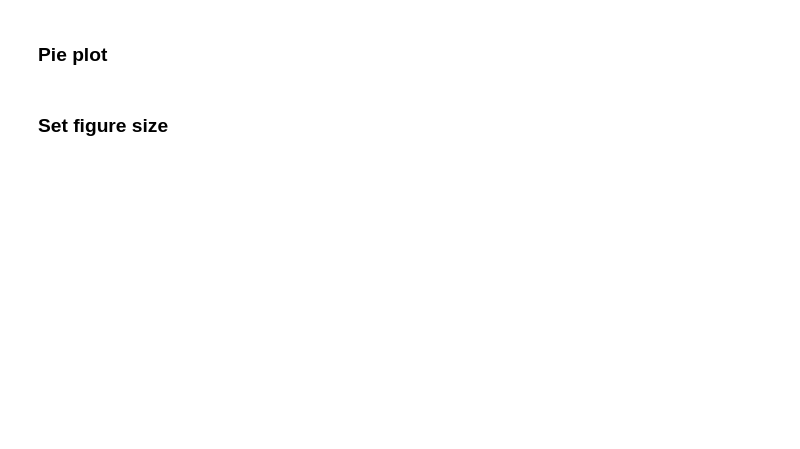
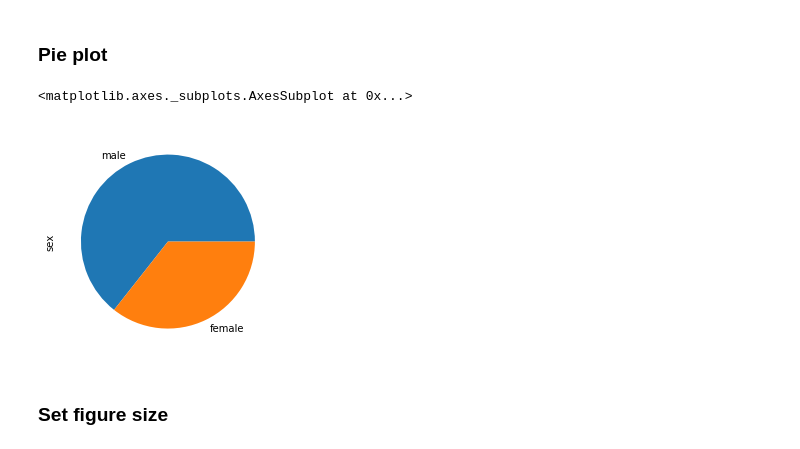
Before and after one commit to learning-stack/Colab-ML-Playbook, a Jupyter notebook: handson-ml/python_workshop_demo.ipynb, the cells around one changed output. Cells and saved outputs as stored; diff of their text form; code cells hidden in the pictures; blank space fills up the shorter version.

```diff
--- a/handson-ml/python_workshop_demo.ipynb
+++ b/handson-ml/python_workshop_demo.ipynb
@@ -182,4 +543,9 @@ https://pandas.pydata.org/pandas-docs/stable/visualization.html
 # %% [markdown]
 ### Pie plot
+# %%
+titanic['sex'].value_counts().plot(kind='pie')
+# %% [output]
+<matplotlib.axes._subplots.AxesSubplot at 0x...>
+[figure, added]
 # %% [markdown]
 ### Set figure size
```
Also changed, not shown: parts of 39 cells of this notebook.
